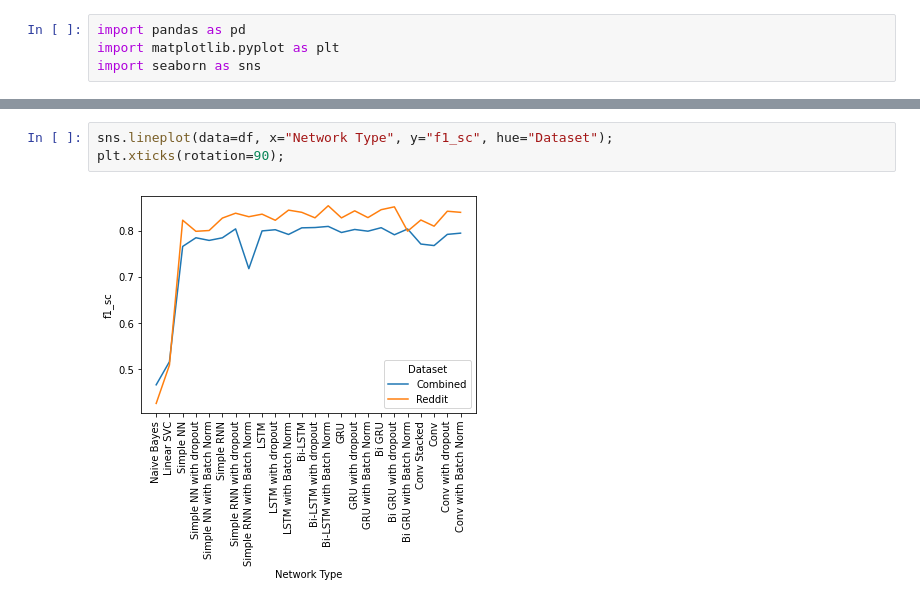
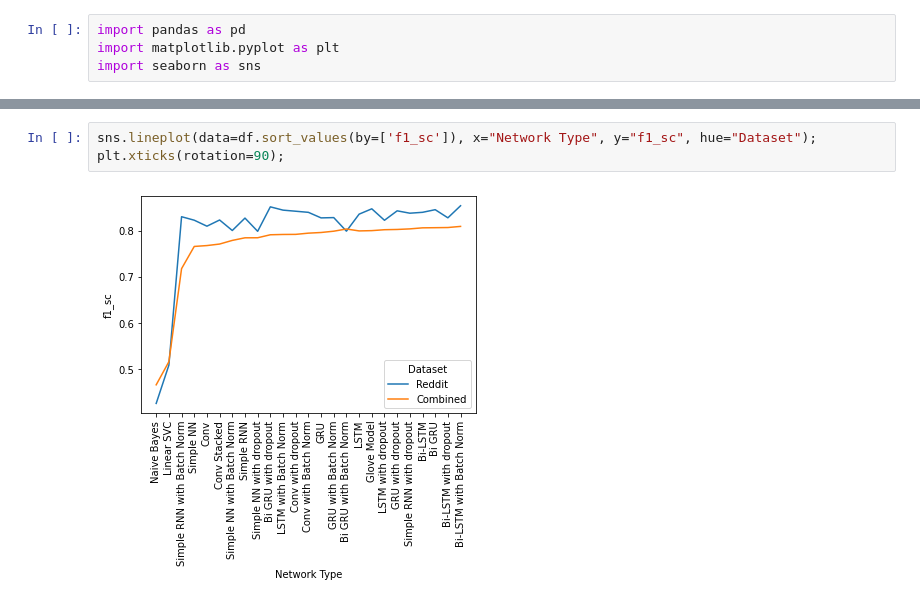
Before and after one commit to abishekshyamsunder/Hate-Speech-Classification, a Jupyter notebook: analysis.ipynb, the cells around one changed output, grey strips where cells are left out. Drawn from its saved outputs; the diff is of its cells as text.

```diff
--- a/analysis.ipynb
+++ b/analysis.ipynb
@@ -59,5 +58,5 @@ plt.xticks(rotation=90);
 # %%
-sns.lineplot(data=df, x="Network Type", y="f1_sc", hue="Dataset");
+sns.lineplot(data=df.sort_values(by=['f1_sc']), x="Network Type", y="f1_sc", hue="Dataset");
 plt.xticks(rotation=90);
 # %% [output]
-[figure, old version]
+[figure, new version]
```
Also changed, not shown: parts of 6 cells of this notebook, 5 other files.
